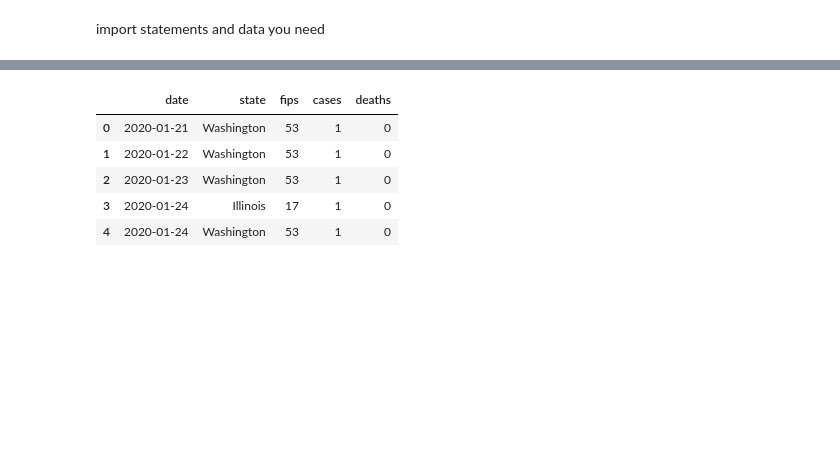
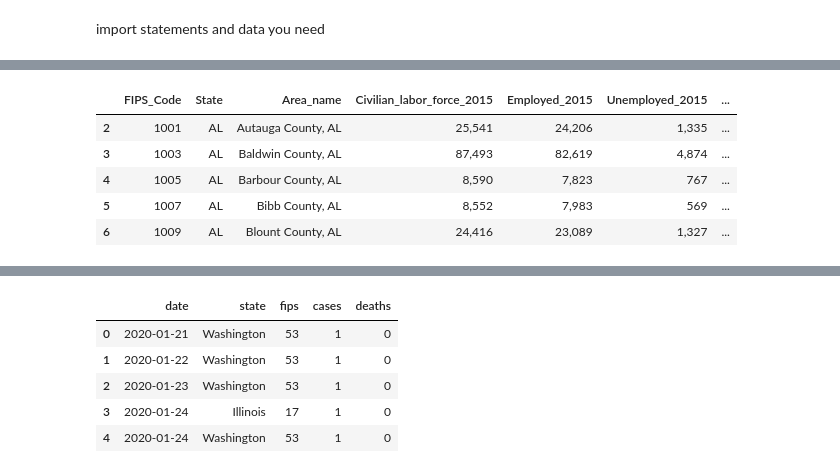
Before and after one commit to AM-Mahon/data-mining-semester-project, a Jupyter notebook: Data Cleaning Template.ipynb, the cells around one changed output, grey strips where cells are left out. Cells and saved outputs as stored; diff of their text form; code cells hidden in the pictures; blank space fills up the shorter version.

```diff
--- a/Data Cleaning Template.ipynb
+++ b/Data Cleaning Template.ipynb
@@ -38,10 +29,104 @@ memory usage: 1.8+ MB
 # %%
 # dataframe for second csv file
 file_path2 = '../data-mining-semester-project/data/Unemployment.csv'
 
 # Load the data into a DataFrame
 dfUnemployment = pd.read_csv(file_path2)
 dfUnemployment = dfUnemployment.dropna()
+# getting rid of values outside of 2015-2020
 
-dfUnemployment.info()
+dfUnemployment = dfUnemployment.drop(["Civilian_labor_force_2000"],1)
+dfUnemployment= dfUnemployment.drop(["Employed_2000"],1)
+dfUnemployment= dfUnemployment.drop(["Unemployed_2000"],1)
+dfUnemployment = dfUnemployment.drop(["Unemployment_rate_2000"],1)
+dfUnemployment = dfUnemployment.drop(["Civilian_labor_force_2001"],1)
+dfUnemployment= dfUnemployment.drop(["Employed_2001"],1)
+dfUnemployment= dfUnemployment.drop(["Unemployed_2001"],1)
+dfUnemployment = dfUnemployment.drop(["Unemployment_rate_2001"],1)
+
+dfUnemployment = dfUnemployment.drop(["Civilian_labor_force_2002"],1)
+dfUnemployment= dfUnemployment.drop(["Employed_2002"],1)
+dfUnemployment= dfUnemployment.drop(["Unemployed_2002"],1)
+dfUnemployment = dfUnemployment.drop(["Unemployment_rate_2002"],1)
+
+
+dfUnemployment = dfUnemployment.drop(["Civilian_labor_force_2003"],1)
+dfUnemployment= dfUnemployment.drop(["Employed_2003"],1)
+dfUnemployment= dfUnemployment.drop(["Unemployed_2003"],1)
+dfUnemployment = dfUnemployment.drop(["Unemployment_rate_2003"],1)
+
+dfUnemployment = dfUnemployment.drop(["Civilian_labor_force_2004"],1)
+dfUnemployment= dfUnemployment.drop(["Employed_2004"],1)
+dfUnemployment= dfUnemployment.drop(["Unemployed_2004"],1)
+dfUnemployment = dfUnemployment.drop(["Unemployment_rate_2004"],1)
+
+dfUnemployment = dfUnemployment.drop(["Civilian_labor_force_2005"],1)
+dfUnemployment= dfUnemployment.drop(["Employed_2005"],1)
+dfUnemployment= dfUnemployment.drop(["Unemployed_2005"],1)
+dfUnemployment = dfUnemployment.drop(["Unemployment_rate_2005"],1)
+
+dfUnemployment = dfUnemployment.drop(["Civilian_labor_force_2006"],1)
+dfUnemployment= dfUnemployment.drop(["Employed_2006"],1)
+dfUnemployment= dfUnemployment.drop(["Unemployed_2006"],1)
+dfUnemployment = dfUnemployment.drop(["Unemployment_rate_2006"],1)
+
+dfUnemployment = dfUnemployment.drop(["Civilian_labor_force_2007"],1)
+dfUnemployment= dfUnemployment.drop(["Employed_2007"],1)
+dfUnemployment= dfUnemployment.drop(["Unemployed_2007"],1)
+dfUnemployment = dfUnemployment.drop(["Unemployment_rate_2007"],1)
+
+dfUnemployment = dfUnemployment.drop(["Civilian_labor_force_2008"],1)
+dfUnemployment= dfUnemployment.drop(["Employed_2008"],1)
+dfUnemployment= dfUnemployment.drop(["Unemployed_2008"],1)
+dfUnemployment = dfUnemployment.drop(["Unemployment_rate_2008"],1)
+
+
+dfUnemployment = dfUnemployment.drop(["Civilian_labor_force_2009"],1)
+dfUnemployment= dfUnemployment.drop(["Employed_2009"],1)
+dfUnemployment= dfUnemployment.drop(["Unemployed_2009"],1)
+dfUnemployment = dfUnemployment.drop(["Unemployment_rate_2009"],1)
+
+dfUnemployment = dfUnemployment.drop(["Civilian_labor_force_2010"],1)
+dfUnemployment= dfUnemployment.drop(["Employed_2010"],1)
+dfUnemployment= dfUnemployment.drop(["Unemployed_2010"],1)
+dfUnemployment = dfUnemployment.drop(["Unemployment_rate_2010"],1)
+
+
+dfUnemployment = dfUnemployment.drop(["Civilian_labor_force_2011"],1)
+dfUnemployment= dfUnemployment.drop(["Employed_2011"],1)
+dfUnemployment= dfUnemployment.drop(["Unemployed_2011"],1)
+dfUnemployment = dfUnemployment.drop(["Unemployment_rate_2011"],1)
+
+dfUnemployment = dfUnemployment.drop(["Civilian_labor_force_2012"],1)
+dfUnemployment= dfUnemployment.drop(["Employed_2012"],1)
+dfUnemployment= dfUnemployment.drop(["Unemployed_2012"],1)
+dfUnemployment = dfUnemployment.drop(["Unemployment_rate_2012"],1)
+
+dfUnemployment = dfUnemployment.drop(["Civilian_labor_force_2013"],1)
+dfUnemployment= dfUnemployment.drop(["Employed_2013"],1)
+dfUnemployment= dfUnemployment.drop(["Unemployed_2013"],1)
+dfUnemployment = dfUnemployment.drop(["Unemployment_rate_2013"],1)
+
+dfUnemployment = dfUnemployment.drop(["Civilian_labor_force_2014"],1)
+dfUnemployment= dfUnemployment.drop(["Employed_2014"],1)
+dfUnemployment= dfUnemployment.drop(["Unemployed_2014"],1)
+dfUnemployment = dfUnemployment.drop(["Unemployment_rate_2014"],1)
+
+dfUnemployment = dfUnemployment.drop(["Rural_urban_continuum_code_2013"],1)
+dfUnemployment= dfUnemployment.drop(["Urban_influence_code_2013"],1)
+dfUnemployment= dfUnemployment.drop(["Metro_2013"],1)
+
+# Rural_urban_continuum_code_2013            3129 non-null   float64
+#  4   Urban_influence_code_2013                  3129 non-null   float64
+#  5   Metro_2013
+
+# drop anything not in Alabama, Arkansas, Delaware, the District of Columbia, Florida, Georgia, Kentucky, Louisiana, Maryland, Mississippi, North Carolina, Oklahoma, South Carolina, Tennessee, Texas, Virginia, and West Virginia.
+# get rid of anything less than 2015 to have our datasets work well together
+dfUnemployment.head()
 # %% [output]
+|  | FIPS_Code | State | Area_name | Civilian_labor_force_2015 | Employed_2015 | Unemployed_2015 | ... |
+| 2 | 1001 | AL | Autauga County, AL | 25,541 | 24,206 | 1,335 | ... |
+| 3 | 1003 | AL | Baldwin County, AL | 87,493 | 82,619 | 4,874 | ... |
+| 4 | 1005 | AL | Barbour County, AL | 8,590 | 7,823 | 767 | ... |
+| 5 | 1007 | AL | Bibb County, AL | 8,552 | 7,983 | 569 | ... |
+| 6 | 1009 | AL | Blount County, AL | 24,416 | 23,089 | 1,327 | ... |
```
Also changed, not shown: parts of 7 cells of this notebook.
